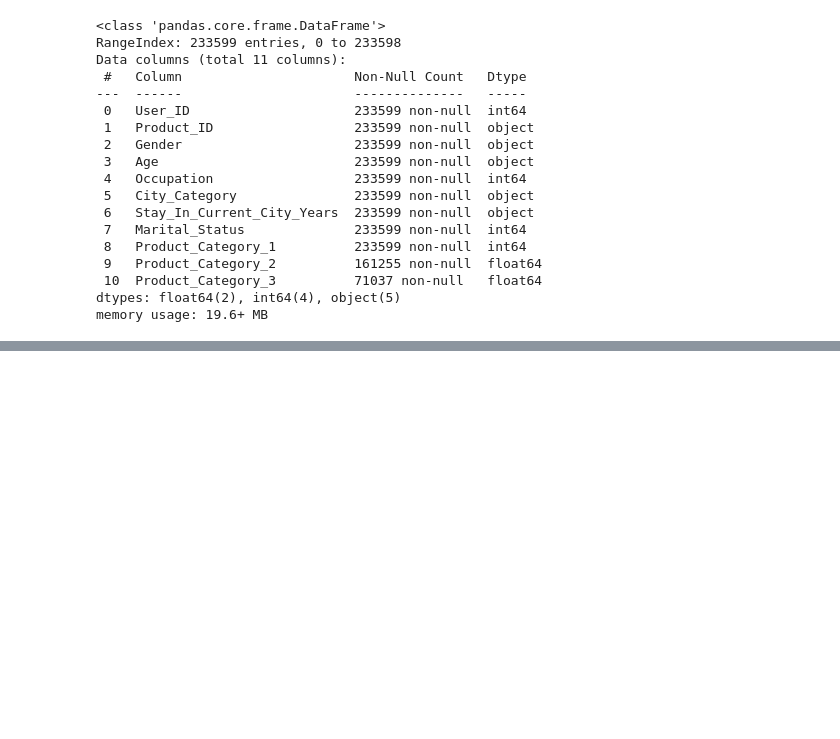
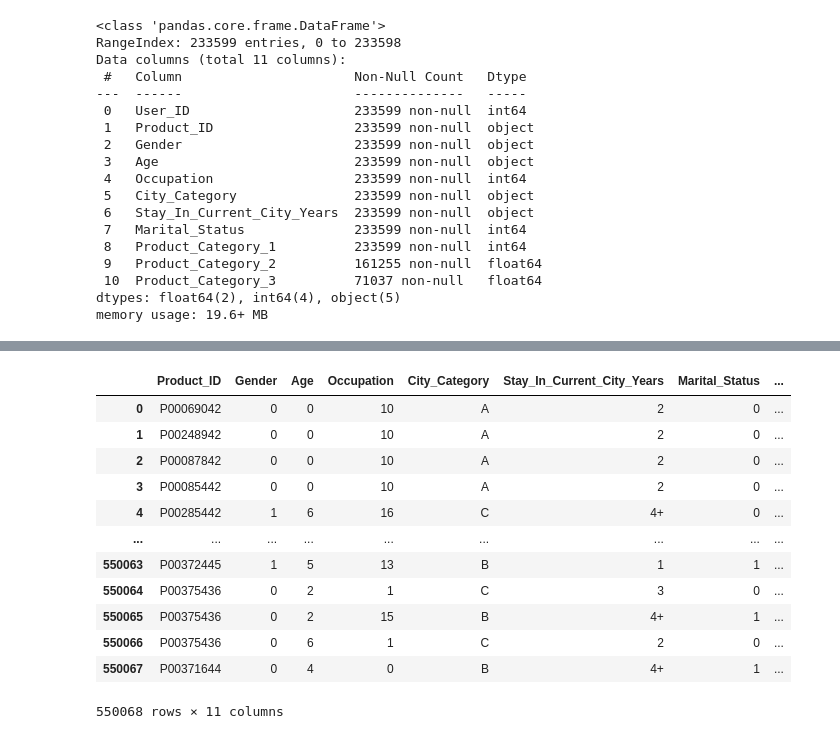
Before and after one commit to Kosta-Dimitrov/Black-Friday-Data-Analysis, a Jupyter notebook: black-friday.ipynb, the cells around one changed output, grey strips where cells are left out. Cells and saved outputs as stored; diff of their text form; code cells hidden in the pictures; blank space fills up the shorter version.

```diff
--- a/black-friday.ipynb
+++ b/black-friday.ipynb
@@ -97,0 +153,17 @@ df_train.describe()
+# %%
+df_train['Age']=df_train['Age'].map({'0-17':0,'18-25':1,'26-35':2,'36-45':3,'46-50':4,'51-55':5,'55+':6})
+df_train
+# %% [output]
+|  | Product_ID | Gender | Age | Occupation | City_Category | Stay_In_Current_City_Years | Marital_Status | ... |
+| 0 | P00069042 | 0 | 0 | 10 | A | 2 | 0 | ... |
+| 1 | P00248942 | 0 | 0 | 10 | A | 2 | 0 | ... |
+| 2 | P00087842 | 0 | 0 | 10 | A | 2 | 0 | ... |
+| 3 | P00085442 | 0 | 0 | 10 | A | 2 | 0 | ... |
+| 4 | P00285442 | 1 | 6 | 16 | C | 4+ | 0 | ... |
+| ... | ... | ... | ... | ... | ... | ... | ... | ... |
+| 550063 | P00372445 | 1 | 5 | 13 | B | 1 | 1 | ... |
+| 550064 | P00375436 | 0 | 2 | 1 | C | 3 | 0 | ... |
+| 550065 | P00375436 | 0 | 2 | 15 | B | 4+ | 1 | ... |
+| 550066 | P00375436 | 0 | 6 | 1 | C | 2 | 0 | ... |
+| 550067 | P00371644 | 0 | 4 | 0 | B | 4+ | 1 | ... |
+550068 rows × 11 columns
```
Also changed, not shown: parts of 6 cells of this notebook.
